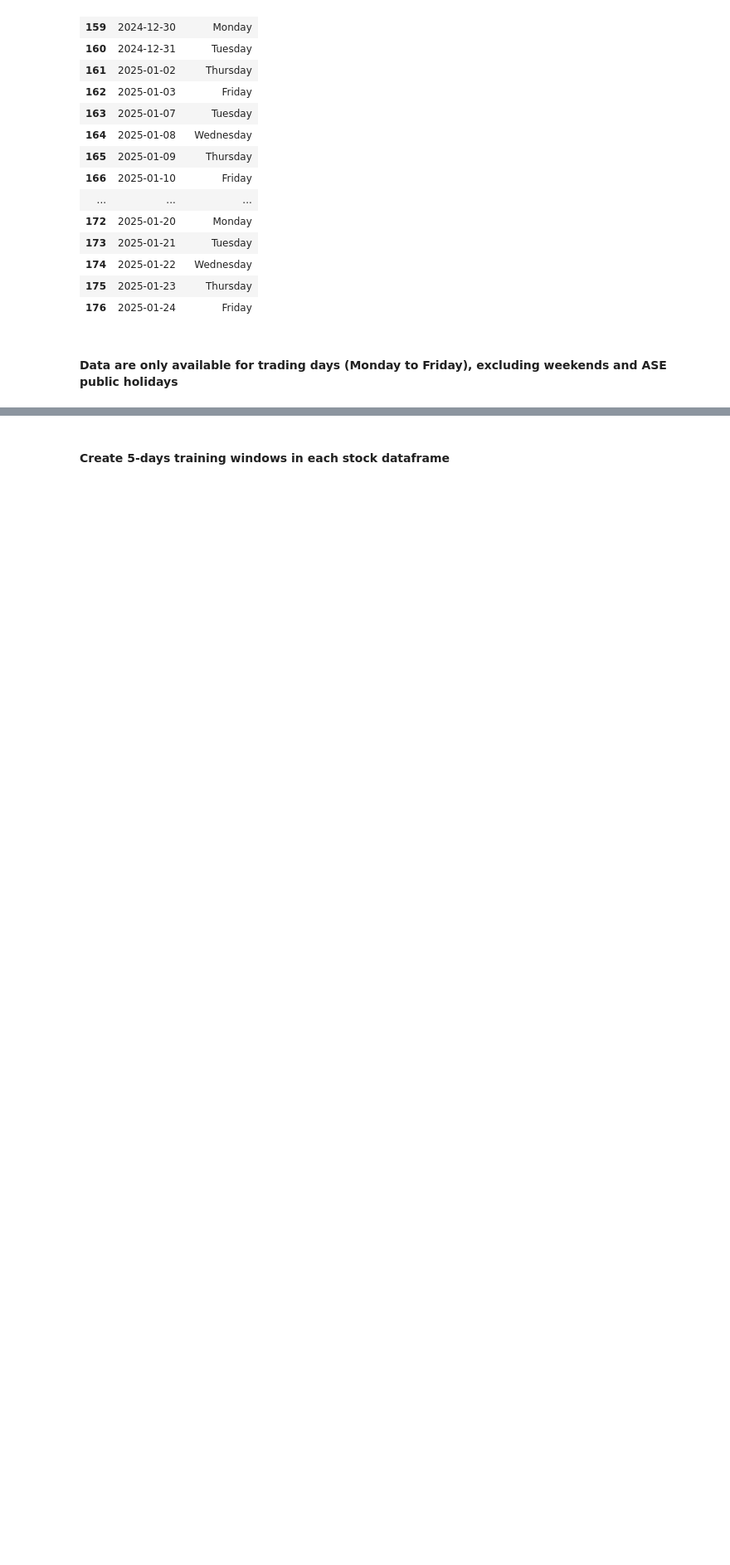
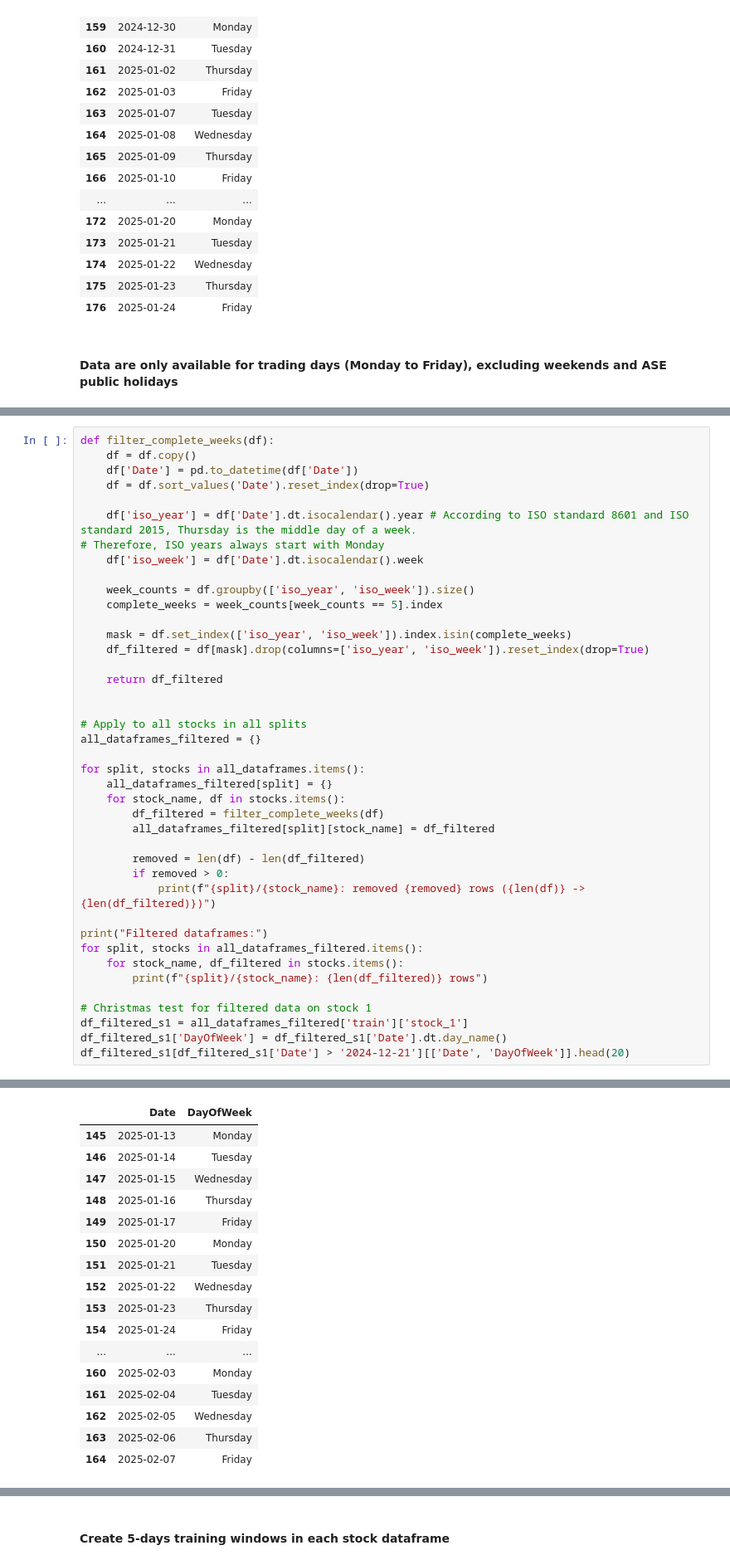
Before and after one commit to kimonkmrs/TIMESERIES_CLOSE_PRICE_PREDICTION, a Jupyter notebook: notebook/Main.ipynb, the cells around one changed output, grey strips where cells are left out. Shown at 83% size. Saved outputs shown, nothing was run; the diff lists cells and outputs as text; blank space fills up the shorter version.

```diff
--- a/notebook/Main.ipynb
+++ b/notebook/Main.ipynb
@@ -151,0 +154,42 @@ df[df['Date'] > '2024-12-21'][['Date', 'DayOfWeek']].head(20)
+# %%
+def filter_complete_weeks(df):
+    df = df.copy()
+    df['Date'] = pd.to_datetime(df['Date'])
+    df = df.sort_values('Date').reset_index(drop=True)
+
+    df['iso_year'] = df['Date'].dt.isocalendar().year # According to ISO standard 8601 and ISO standard 2015, Thursday is the middle day of a week.
+# Therefore, ISO years always start with Monday
+    df['iso_week'] = df['Date'].dt.isocalendar().week
+
+    week_counts = df.groupby(['iso_year', 'iso_week']).size()
+    complete_weeks = week_counts[week_counts == 5].index
+
+    mask = df.set_index(['iso_year', 'iso_week']).index.isin(complete_weeks)
+    df_filtered = df[mask].drop(columns=['iso_year', 'iso_week']).reset_index(drop=True)
+
+    return df_filtered
+
+
+# Apply to all stocks in all splits
+all_dataframes_filtered = {}
+
+for split, stocks in all_dataframes.items():
+    all_dataframes_filtered[split] = {}
+    for stock_name, df in stocks.items():
+        df_filtered = filter_complete_weeks(df)
+        all_dataframes_filtered[split][stock_name] = df_filtered
+
+        removed = len(df) - len(df_filtered)
+        if removed > 0:
+            print(f"{split}/{stock_name}: removed {removed} rows ({len(df)} -> {len(df_filtered)})")
+
+print("Filtered dataframes:")
+for split, stocks in all_dataframes_filtered.items():
+    for stock_name, df_filtered in stocks.items():
+        print(f"{split}/{stock_name}: {len(df_filtered)} rows")
+
+# Christmas test for filtered data on stock 1
+df_filtered_s1 = all_dataframes_filtered['train']['stock_1']
+df_filtered_s1['DayOfWeek'] = df_filtered_s1['Date'].dt.day_name()
+df_filtered_s1[df_filtered_s1['Date'] > '2024-12-21'][['Date', 'DayOfWeek']].head(20)
+# %% [output]
@@ -151,0 +213,17 @@ df[df['Date'] > '2024-12-21'][['Date', 'DayOfWeek']].head(20)
+|  | Date | DayOfWeek |
+| 145 | 2025-01-13 | Monday |
+| 146 | 2025-01-14 | Tuesday |
+| 147 | 2025-01-15 | Wednesday |
+| 148 | 2025-01-16 | Thursday |
+| 149 | 2025-01-17 | Friday |
+| 150 | 2025-01-20 | Monday |
+| 151 | 2025-01-21 | Tuesday |
+| 152 | 2025-01-22 | Wednesday |
+| 153 | 2025-01-23 | Thursday |
+| 154 | 2025-01-24 | Friday |
+| ... | ... | ... |
+| 160 | 2025-02-03 | Monday |
+| 161 | 2025-02-04 | Tuesday |
+| 162 | 2025-02-05 | Wednesday |
+| 163 | 2025-02-06 | Thursday |
+| 164 | 2025-02-07 | Friday |
```
Also changed, not shown: parts of 34 cells of this notebook.
